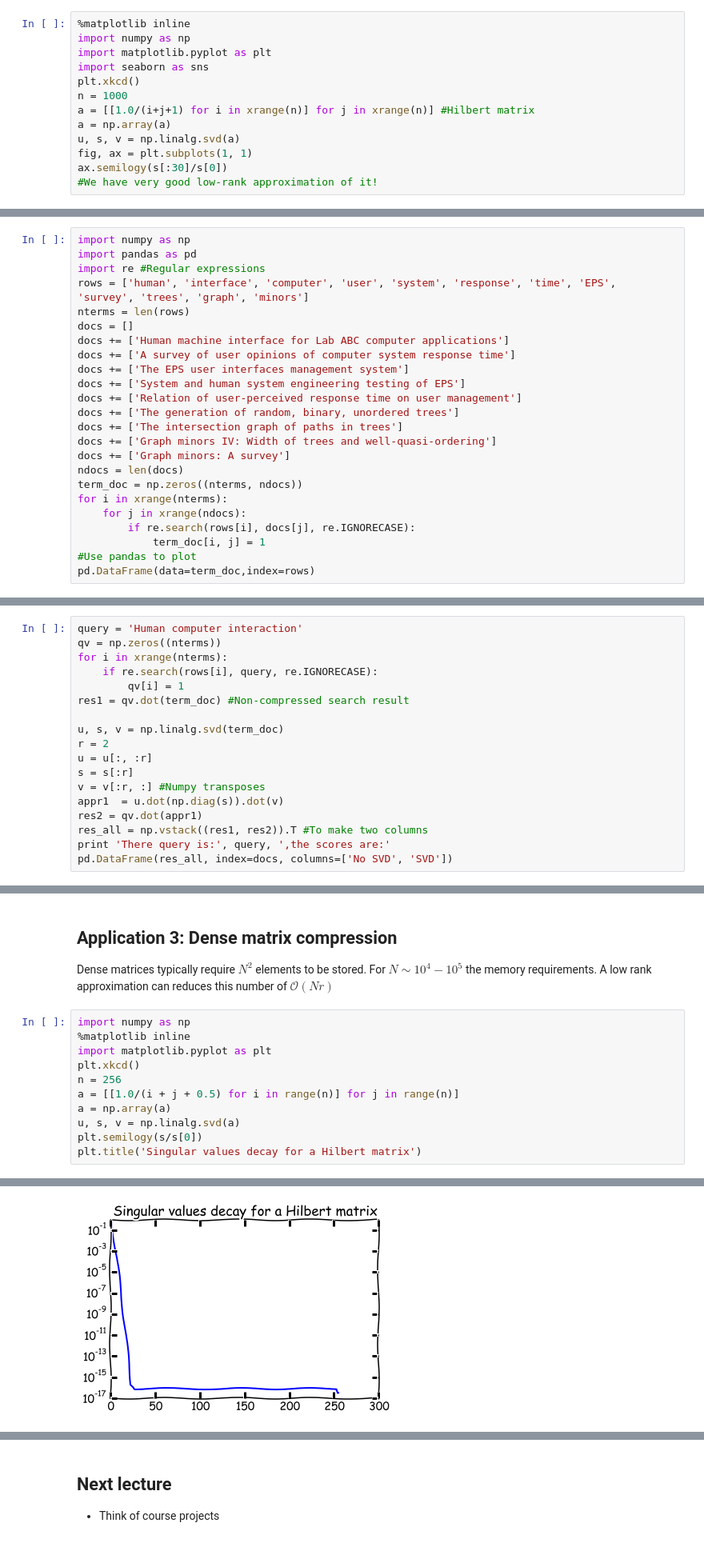
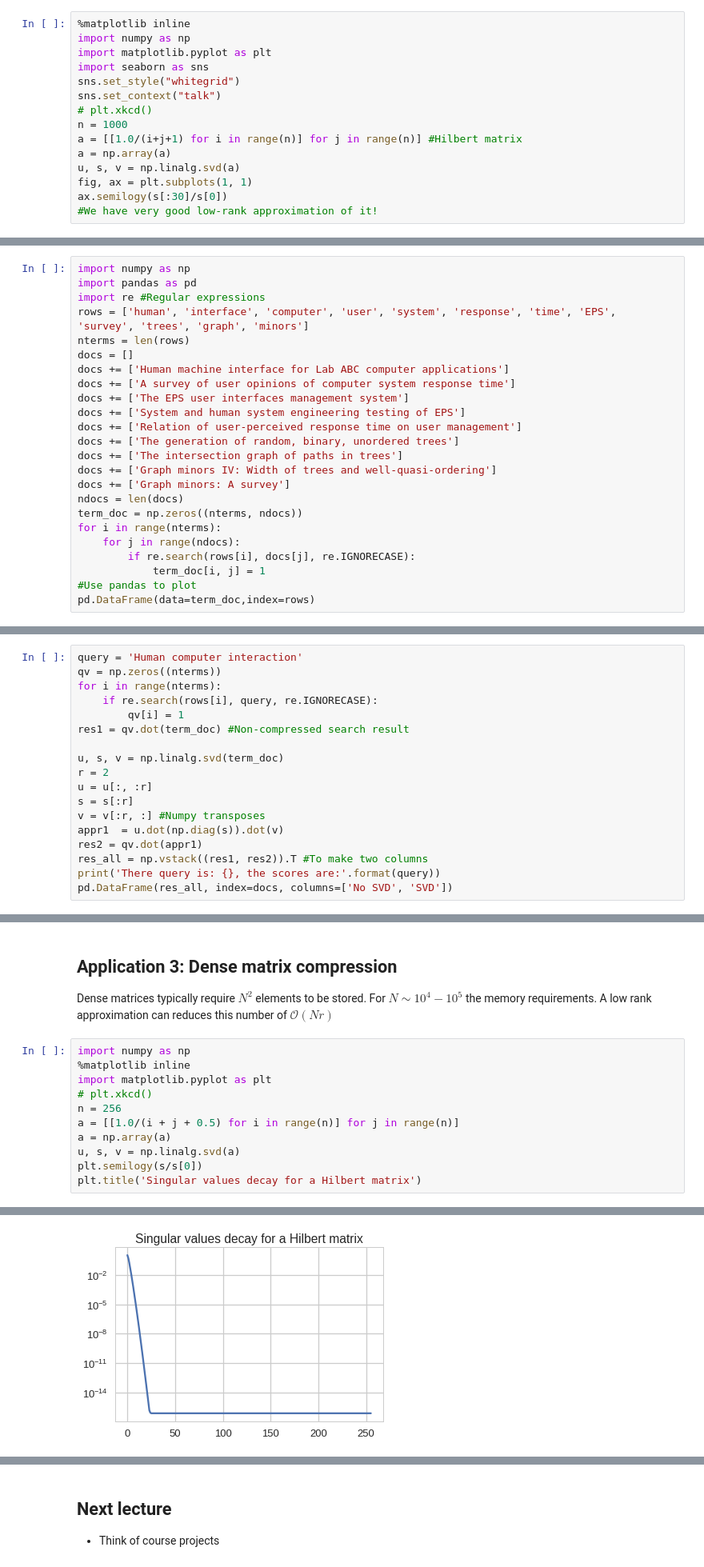
Before and after one commit to oseledets/nla2017, a Jupyter notebook: lectures/lecture-4.ipynb, the cells around one changed output, grey strips where cells are left out. Shown: that part at 80% size. Cells and saved outputs as stored; diff of their text form.

```diff
--- a/lectures/lecture-4.ipynb
+++ b/lectures/lecture-4.ipynb
@@ -352,9 +352,11 @@ where $f$ is a certain function, and $x_i, \quad i = 1, \ldots, n$ and $y_j, \qu
 import numpy as np
 import matplotlib.pyplot as plt
 import seaborn as sns
-plt.xkcd()
+sns.set_style("whitegrid")
+sns.set_context("talk")
+# plt.xkcd()
 n = 1000
-a = [[1.0/(i+j+1) for i in xrange(n)] for j in xrange(n)] #Hilbert matrix
+a = [[1.0/(i+j+1) for i in range(n)] for j in range(n)] #Hilbert matrix
 a = np.array(a)
 u, s, v = np.linalg.svd(a)
 fig, ax = plt.subplots(1, 1)
@@ -493,8 +494,8 @@ docs += ['Graph minors IV: Width of trees and well-quasi-ordering']
 docs += ['Graph minors: A survey']
 ndocs = len(docs)
 term_doc = np.zeros((nterms, ndocs))
-for i in xrange(nterms):
-    for j in xrange(ndocs):
+for i in range(nterms):
+    for j in range(ndocs):
         if re.search(rows[i], docs[j], re.IGNORECASE):
             term_doc[i, j] = 1
 #Use pandas to plot
@@ -518,7 +519,7 @@ Now we can compare the results between ordinary matvec and low-rank matvec.
 # %%
 query = 'Human computer interaction'
 qv = np.zeros((nterms))
-for i in xrange(nterms):
+for i in range(nterms):
     if re.search(rows[i], query, re.IGNORECASE):
         qv[i] = 1
 res1 = qv.dot(term_doc) #Non-compressed search result
@@ -531,6 +532,6 @@ v = v[:r, :] #Numpy transposes
 appr1  = u.dot(np.diag(s)).dot(v)
 res2 = qv.dot(appr1)
 res_all = np.vstack((res1, res2)).T #To make two columns
-print 'There query is:', query, ',the scores are:'
+print('There query is: {}, the scores are:'.format(query))
 pd.DataFrame(res_all, index=docs, columns=['No SVD', 'SVD'])
 # %% [output]
@@ -603,17 +599,17 @@ Dense matrices typically require $N^2$ elements to be stored. For $N \sim 10^4 -
 # %%
 import numpy as np
 %matplotlib inline
 import matplotlib.pyplot as plt
-plt.xkcd()
+# plt.xkcd()
 n = 256
 a = [[1.0/(i + j + 0.5) for i in range(n)] for j in range(n)]
 a = np.array(a)
 u, s, v = np.linalg.svd(a)
 plt.semilogy(s/s[0])
 plt.title('Singular values decay for a Hilbert matrix')
 # %% [output]
 <matplotlib.text.Text at 0x...>
-[figure, old version]
+[figure, new version]
 # %% [markdown]
 ## A more realistic example
 We can try to test on a more realistic matrix, since solving linear systems with Hilbert matrix has little practical sense. Instead, we solve a linear system with a matrix
```
Also changed, not shown: parts of 13 cells of this notebook.
